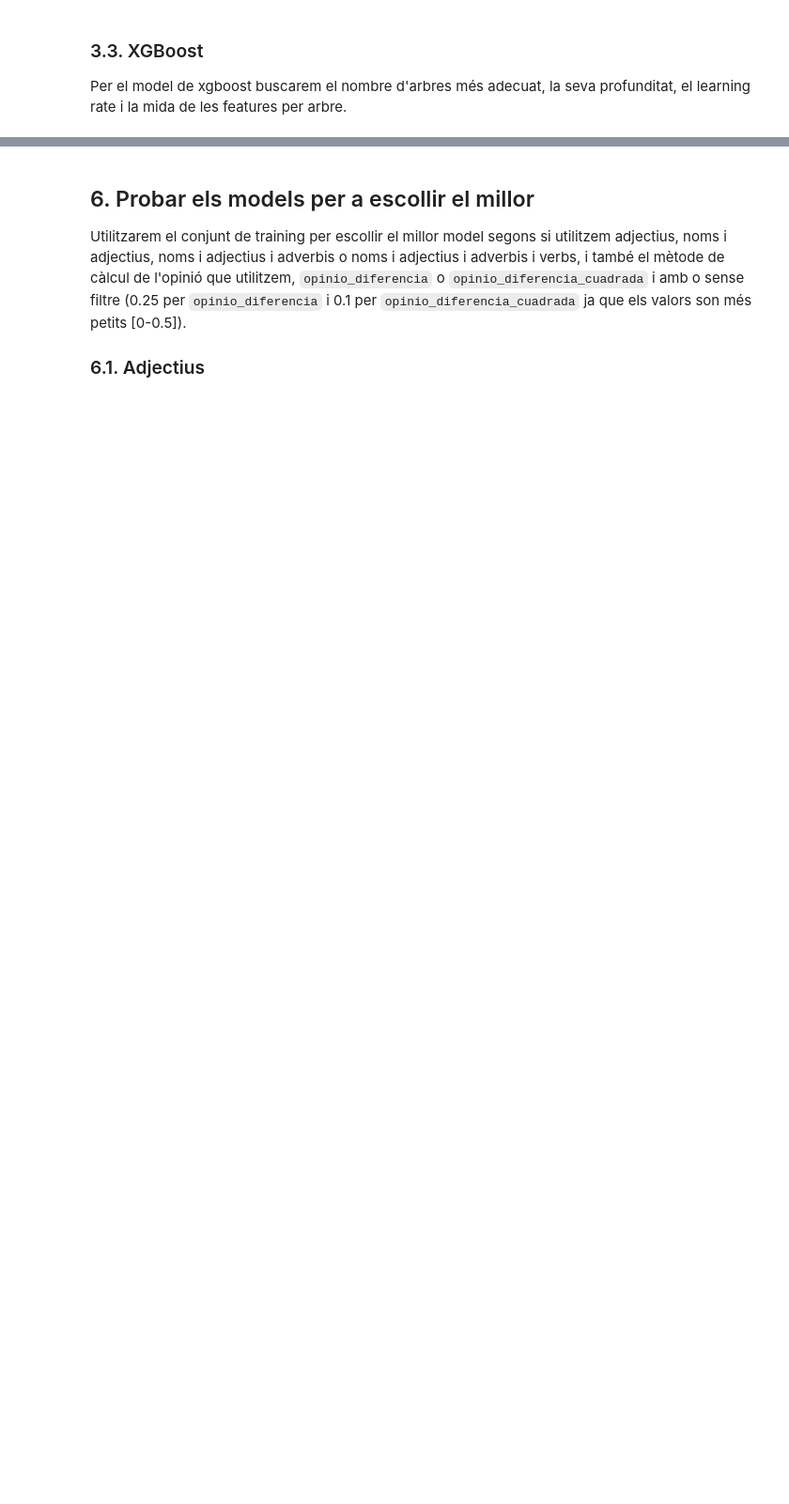
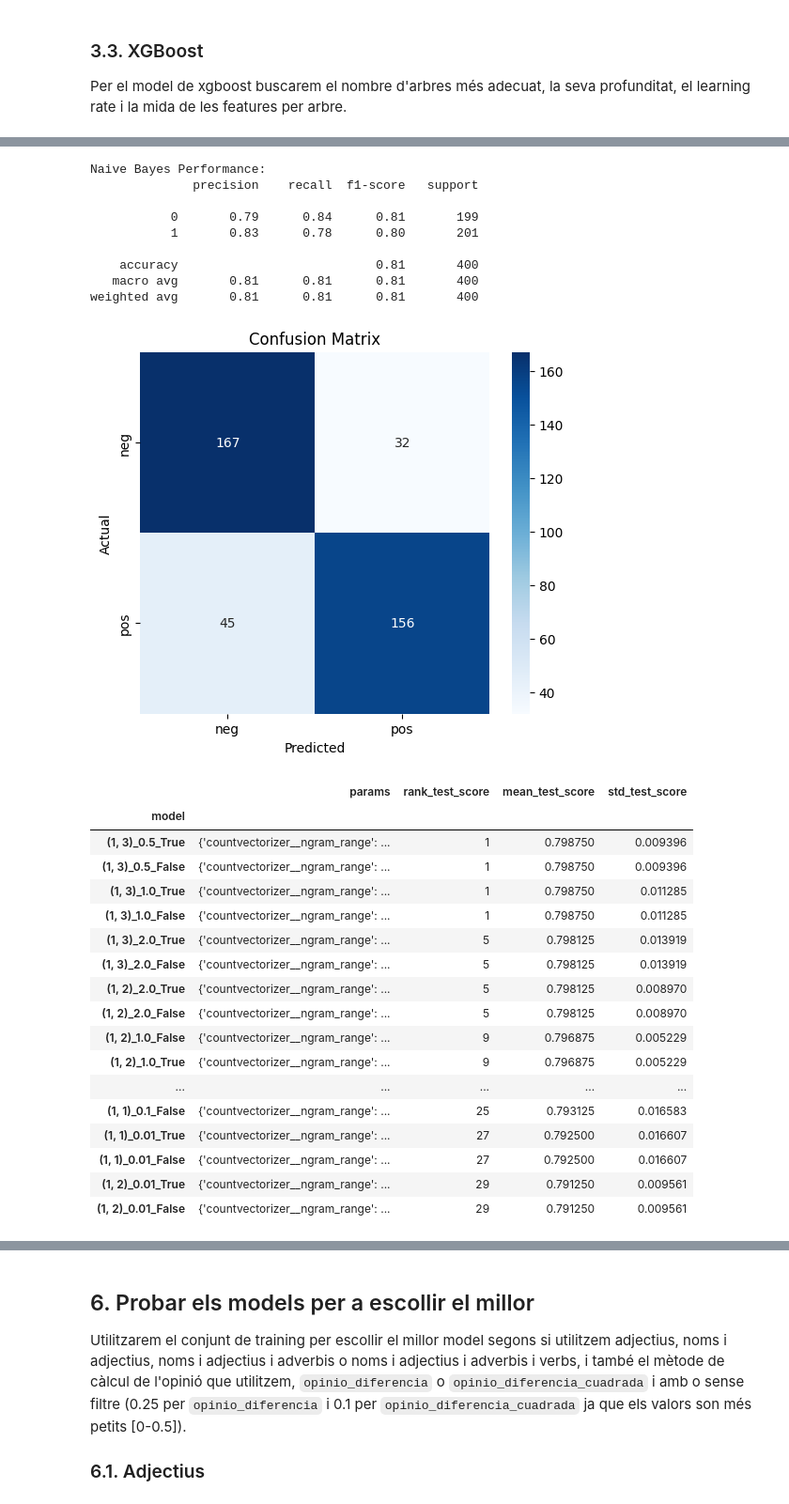
Before and after one commit to dz2pz/PLH-Deteccio-Opinions, a Jupyter notebook: Detecció d'opinions.ipynb, the cells around one changed output, grey strips where cells are left out. Shown at 94% size. Cells and saved outputs as stored; diff of their text form; code cells hidden in the pictures; blank space fills up the shorter version.

```diff
--- a/Detecció d'opinions.ipynb
+++ b/Detecció d'opinions.ipynb
@@ -315,0 +324,72 @@ weighted avg       0.85      0.85      0.85       400
+# %%
+from sklearn.naive_bayes import MultinomialNB
+
+pipeline = make_pipeline(CountVectorizer(stop_words='english', max_features=5000), MultinomialNB())
+
+param_grid = {
+    'countvectorizer__ngram_range': [(1,1), (1,2), (1,3)],
+    'multinomialnb__alpha': [0.01, 0.1, 0.5, 1.0, 2.0],
+    'multinomialnb__fit_prior': [True, False]
+}
+
+cv = StratifiedKFold(n_splits=5, shuffle=True, random_state=42)
+
+gs_nb = GridSearchCV(
+    estimator=pipeline,
+    param_grid=param_grid,
+    scoring='accuracy',
+    cv=cv,
+    n_jobs=-1
+)
+
+le = LabelEncoder()
+y_train_encoded = le.fit_transform(y_train)
+gs_nb.fit(X_train_pp, y_train_encoded)
+
+y_test_encoded = le.transform(y_test)  # transform en lugar de fit_transform
+y_pred = gs_nb.predict(X_test_pp)
+
+print("Naive Bayes Performance:")
+print(classification_report(y_test_encoded, y_pred))
+
+cm = confusion_matrix(y_test_encoded, y_pred)
+plt.figure(figsize=(6, 5))
+sns.heatmap(cm, annot=True, fmt="d", cmap="Blues", xticklabels=le.classes_, yticklabels=le.classes_)
+plt.xlabel('Predicted')
+plt.ylabel('Actual')
+plt.title('Confusion Matrix')
+plt.show()
+
+results_df = pd.DataFrame(gs_nb.cv_results_)
+results_df = results_df.sort_values(by=["rank_test_score"])
+results_df = results_df.set_index(results_df["params"].apply(lambda x: "_".join(str(val) for val in x.values()))).rename_axis("model")
+results_df[["params", "rank_test_score", "mean_test_score", "std_test_score"]]
+# %% [output]
+Naive Bayes Performance:
+              precision    recall  f1-score   support
+
+           0       0.79      0.84      0.81       199
+           1       0.83      0.78      0.80       201
+
+    accuracy                           0.81       400
+   macro avg       0.81      0.81      0.81       400
+weighted avg       0.81      0.81      0.81       400
+[figure, added]
+|  | params | rank_test_score | mean_test_score | std_test_score |
+| model |  |  |  |  |
+| (1, 3)_0.5_True | {'countvectorizer__ngram_range': ... | 1 | 0.798750 | 0.009396 |
+| (1, 3)_0.5_False | {'countvectorizer__ngram_range': ... | 1 | 0.798750 | 0.009396 |
+| (1, 3)_1.0_True | {'countvectorizer__ngram_range': ... | 1 | 0.798750 | 0.011285 |
+| (1, 3)_1.0_False | {'countvectorizer__ngram_range': ... | 1 | 0.798750 | 0.011285 |
+| (1, 3)_2.0_True | {'countvectorizer__ngram_range': ... | 5 | 0.798125 | 0.013919 |
+| (1, 3)_2.0_False | {'countvectorizer__ngram_range': ... | 5 | 0.798125 | 0.013919 |
+| (1, 2)_2.0_True | {'countvectorizer__ngram_range': ... | 5 | 0.798125 | 0.008970 |
+| (1, 2)_2.0_False | {'countvectorizer__ngram_range': ... | 5 | 0.798125 | 0.008970 |
+| (1, 2)_1.0_False | {'countvectorizer__ngram_range': ... | 9 | 0.796875 | 0.005229 |
+| (1, 2)_1.0_True | {'countvectorizer__ngram_range': ... | 9 | 0.796875 | 0.005229 |
+| ... | ... | ... | ... | ... |
+| (1, 1)_0.1_False | {'countvectorizer__ngram_range': ... | 25 | 0.793125 | 0.016583 |
+| (1, 1)_0.01_True | {'countvectorizer__ngram_range': ... | 27 | 0.792500 | 0.016607 |
+| (1, 1)_0.01_False | {'countvectorizer__ngram_range': ... | 27 | 0.792500 | 0.016607 |
+| (1, 2)_0.01_True | {'countvectorizer__ngram_range': ... | 29 | 0.791250 | 0.009561 |
+| (1, 2)_0.01_False | {'countvectorizer__ngram_range': ... | 29 | 0.791250 | 0.009561 |
```
Also changed, not shown: parts of 21 cells of this notebook.
